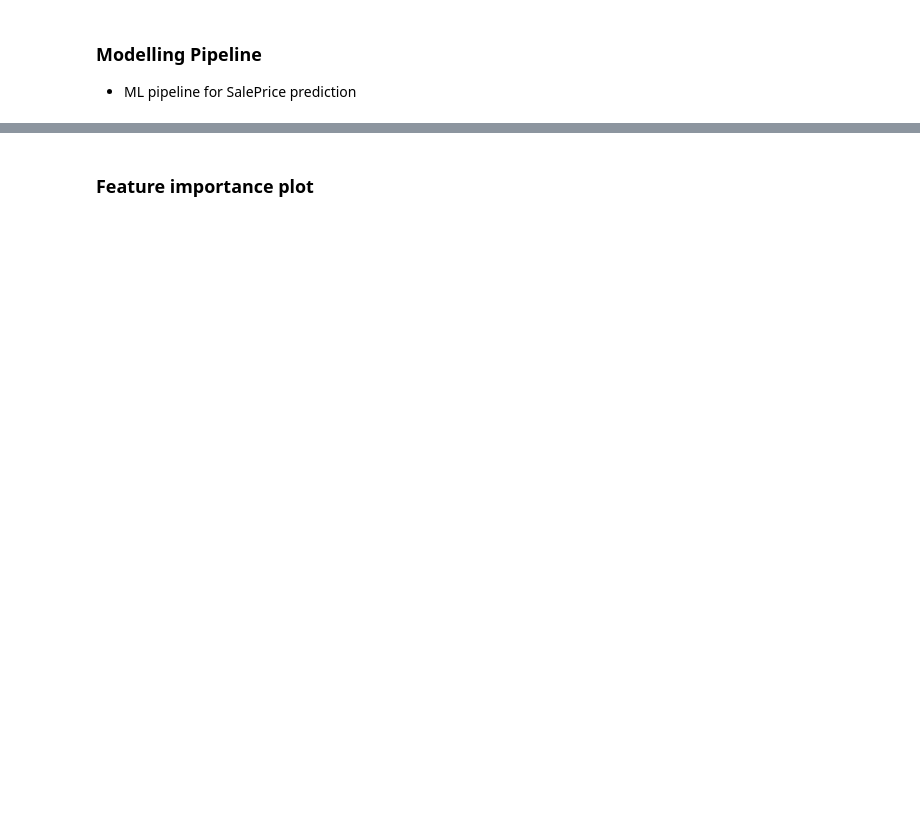
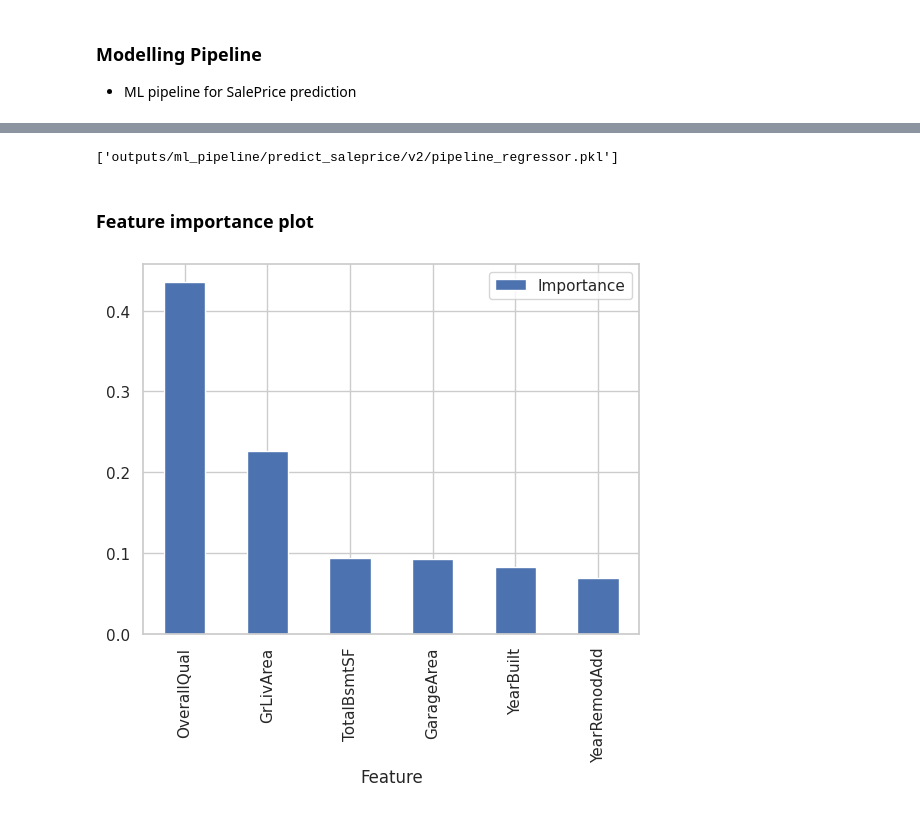
Before and after one commit to SamMartin92/milestone-project-heritage-housing-issues, a Jupyter notebook: jupyter_notebooks/5.PredictSalePrice.ipynb, the cells around one changed output, grey strips where cells are left out. Cells and saved outputs as stored; diff of their text form; code cells hidden in the pictures; blank space fills up the shorter version.

```diff
--- a/jupyter_notebooks/5.PredictSalePrice.ipynb
+++ b/jupyter_notebooks/5.PredictSalePrice.ipynb
@@ -742,7 +900,11 @@ pipeline_regressor
 # %%
-# joblib.dump(value=pipeline_regressor, filename=f"{file_path}/pipeline_regressor.pkl")
+joblib.dump(value=pipeline_regressor, filename=f"{file_path}/pipeline_regressor.pkl")
+# %% [output]
+['outputs/ml_pipeline/predict_saleprice/v2/pipeline_regressor.pkl']
 # %% [markdown]
 ### Feature importance plot
 # %%
-# df_feature_importance.plot(kind ='bar', x="Feature", y ="Importance")
-# plt.savefig(f"{file_path}/features_importance.png", bbox_inches = "tight",facecolor='white')
+df_feature_importance.plot(kind ='bar', x="Feature", y ="Importance")
+plt.savefig(f"{file_path}/features_importance.png", bbox_inches = "tight",facecolor='white')
+# %% [output]
+[figure, added]
```
Also changed, not shown: parts of 29 cells of this notebook, 6 other files.
